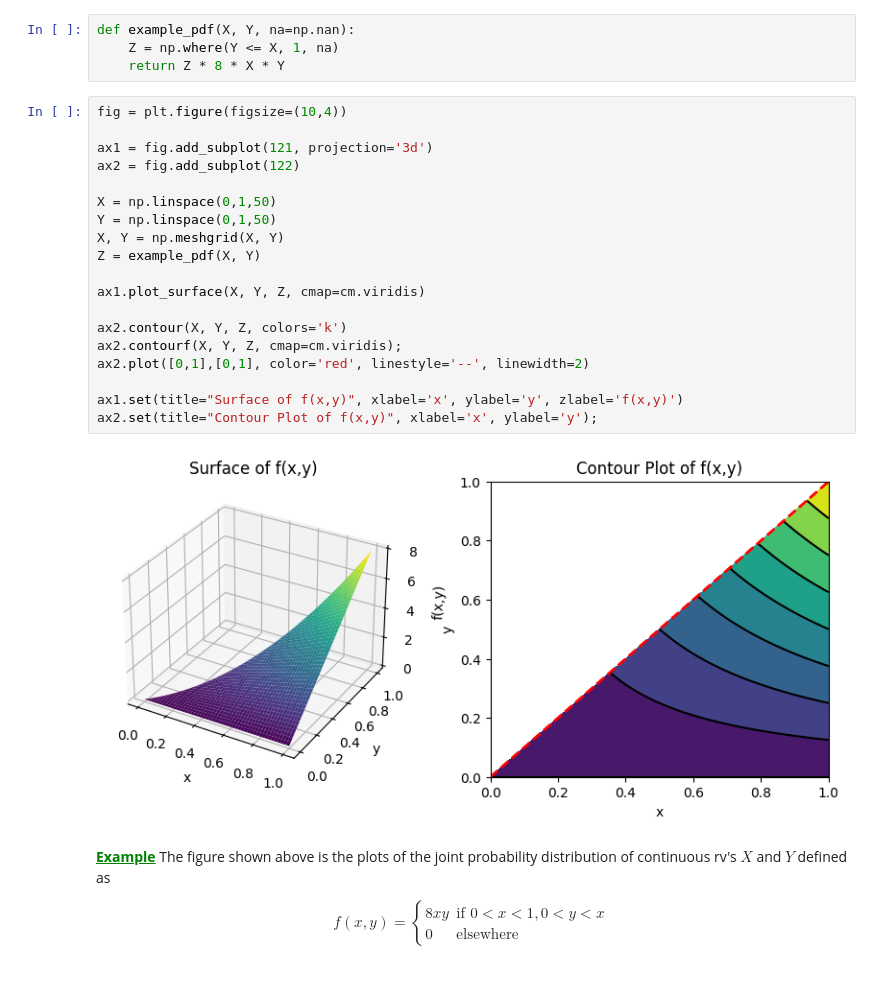
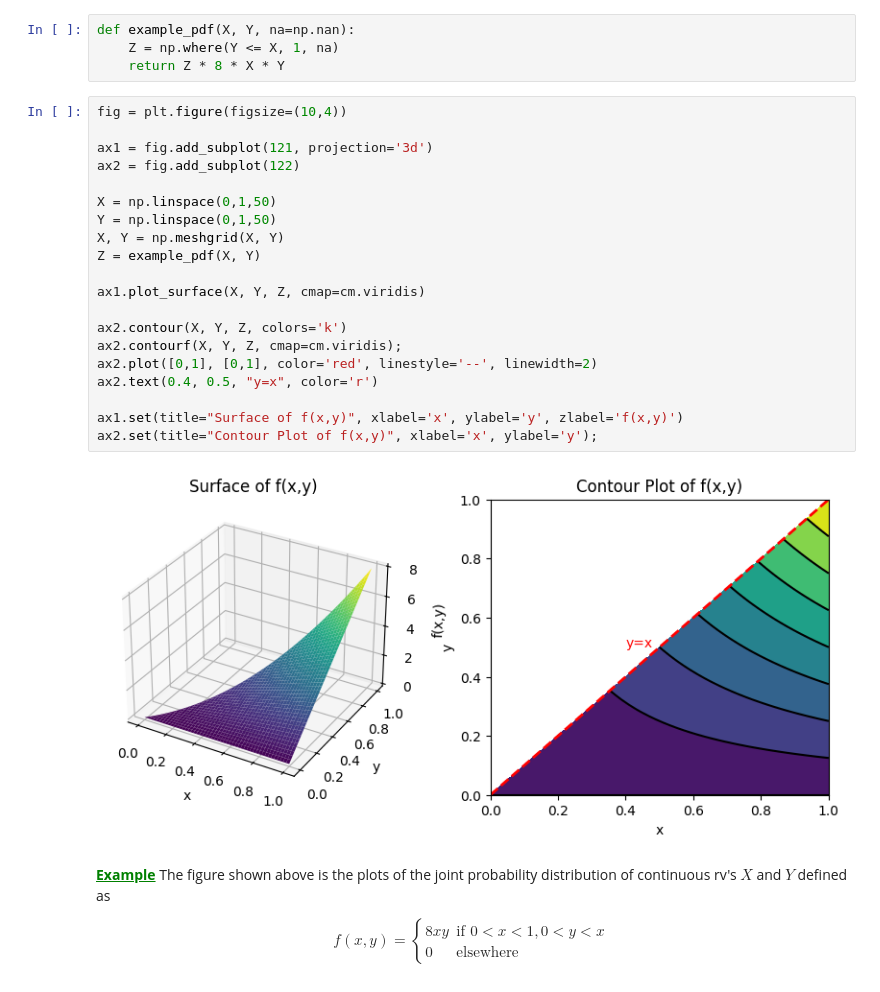
Before and after one commit to NEWisREAL1/Statistics-Notebooks, a Jupyter notebook: Chapter 4 - Random Variables.ipynb, the cells around one changed output. Drawn from its saved outputs; the diff is of its cells as text.

```diff
--- a/Chapter 4 - Random Variables.ipynb
+++ b/Chapter 4 - Random Variables.ipynb
@@ -1039,24 +1039,25 @@ def example_pdf(X, Y, na=np.nan):
 # %%
 fig = plt.figure(figsize=(10,4))
 
 ax1 = fig.add_subplot(121, projection='3d')
 ax2 = fig.add_subplot(122)
 
 X = np.linspace(0,1,50)
 Y = np.linspace(0,1,50)
 X, Y = np.meshgrid(X, Y)
 Z = example_pdf(X, Y)
 
 ax1.plot_surface(X, Y, Z, cmap=cm.viridis)
 
 ax2.contour(X, Y, Z, colors='k')
 ax2.contourf(X, Y, Z, cmap=cm.viridis);
-ax2.plot([0,1],[0,1], color='red', linestyle='--', linewidth=2)
+ax2.plot([0,1], [0,1], color='red', linestyle='--', linewidth=2)
+ax2.text(0.4, 0.5, "y=x", color='r')
 
 ax1.set(title="Surface of f(x,y)", xlabel='x', ylabel='y', zlabel='f(x,y)')
 ax2.set(title="Contour Plot of f(x,y)", xlabel='x', ylabel='y');
 # %% [output]
-[figure, old version]
+[figure, new version]
 # %% [markdown]
 <span style="color: green;"><b><u>Example</u></b></span> The figure shown above is the plots of the joint probability distribution of continuous rv's $X$ and $Y$ defined as
 
```
Also changed, not shown: parts of 5 cells of this notebook.
